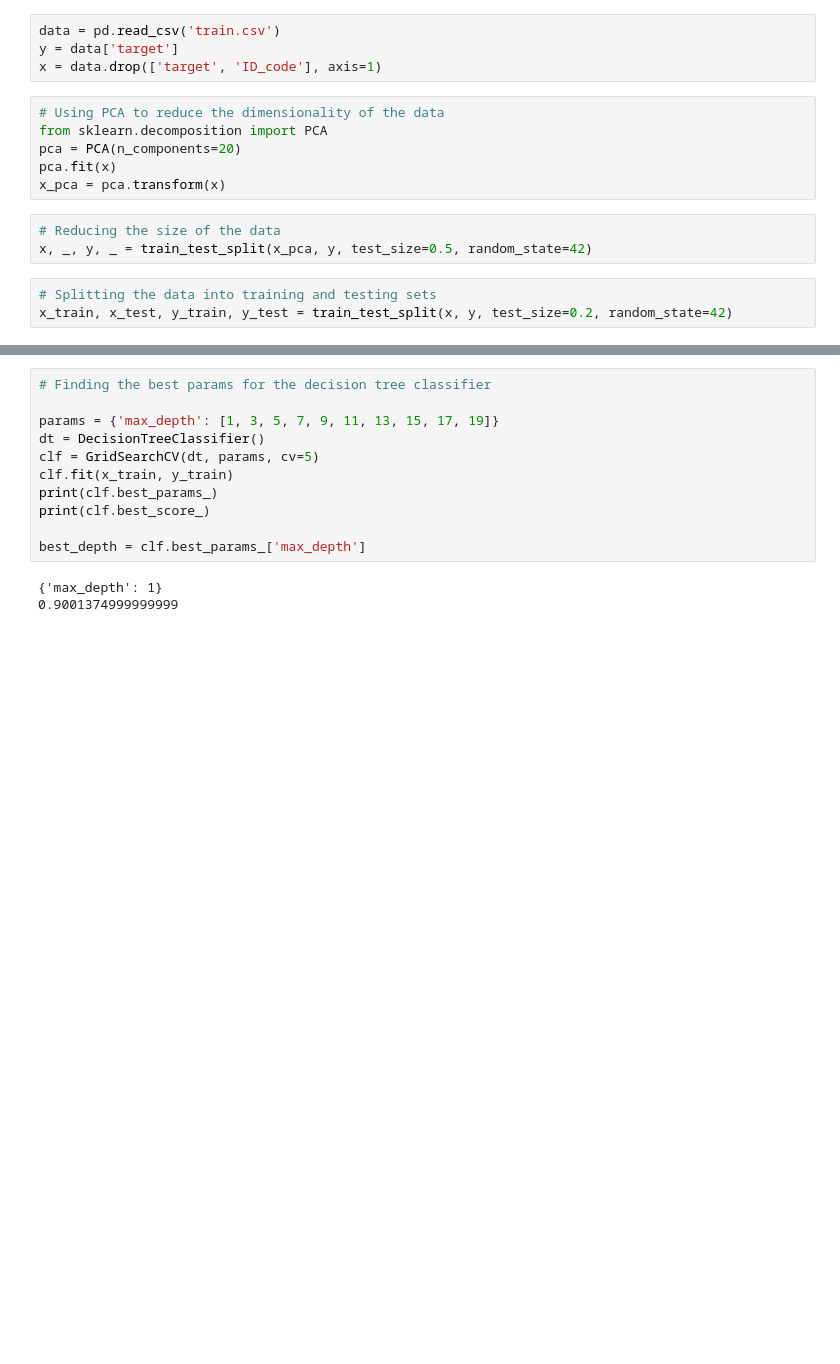
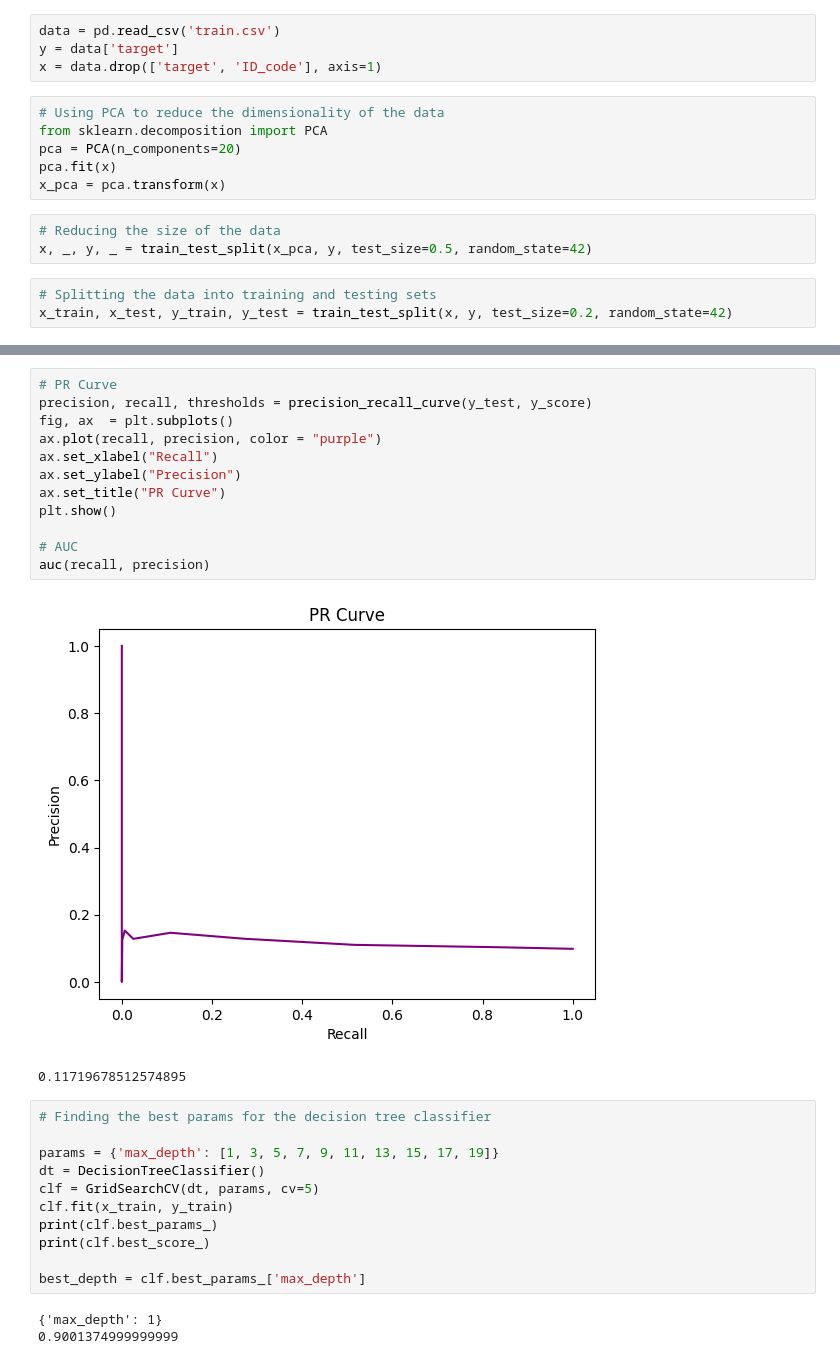
Before and after one commit to VZjunyang/SG_Code, a Jupyter notebook: RGS_Trans_PCA.Ipynb, the cells around one changed output, grey strips where cells are left out. Drawn from its saved outputs; the diff is of its cells as text; blank space fills up the shorter version.

```diff
--- a/RGS_Trans_PCA.Ipynb
+++ b/RGS_Trans_PCA.Ipynb
@@ -45,3 +62,18 @@ best_number_of_neighbors = clf.best_params_['n_neighbors']
+# %%
+# PR Curve
+precision, recall, thresholds = precision_recall_curve(y_test, y_score)
+fig, ax  = plt.subplots()
+ax.plot(recall, precision, color = "purple")
+ax.set_xlabel("Recall")
+ax.set_ylabel("Precision")
+ax.set_title("PR Curve")
+plt.show()
+
+# AUC
+auc(recall, precision)
+# %% [output]
+[figure, added]
+0.11719678512574895
 # %%
 # Finding the best params for the decision tree classifier
 
```
Also changed, not shown: parts of 5 cells of this notebook, 1 other file.
